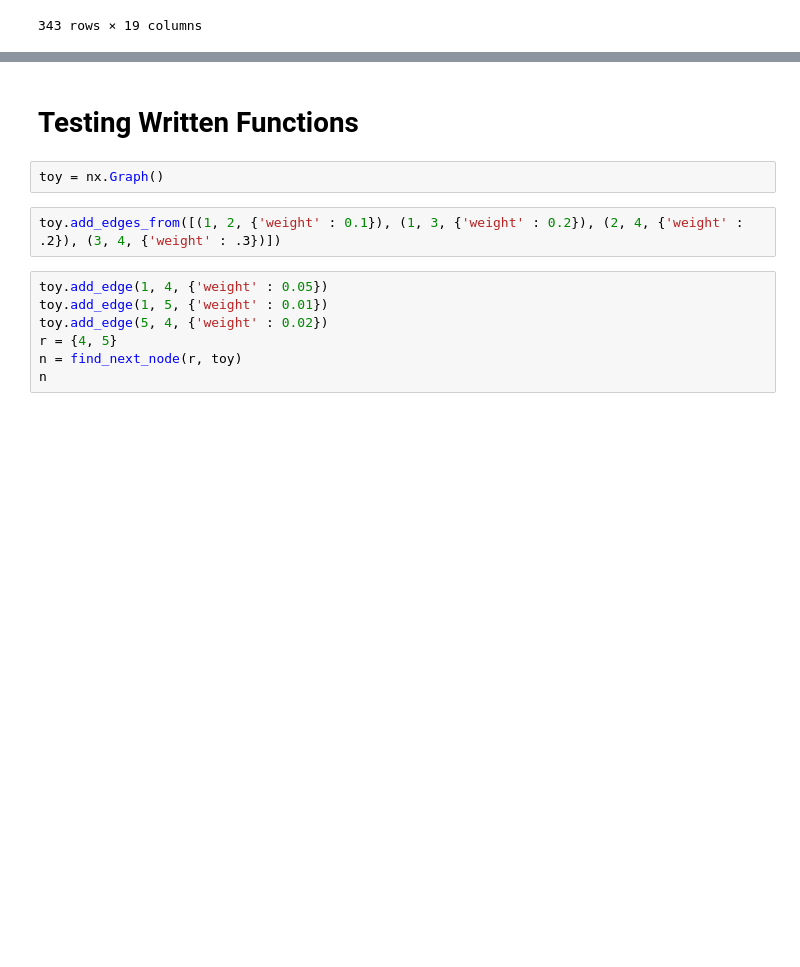
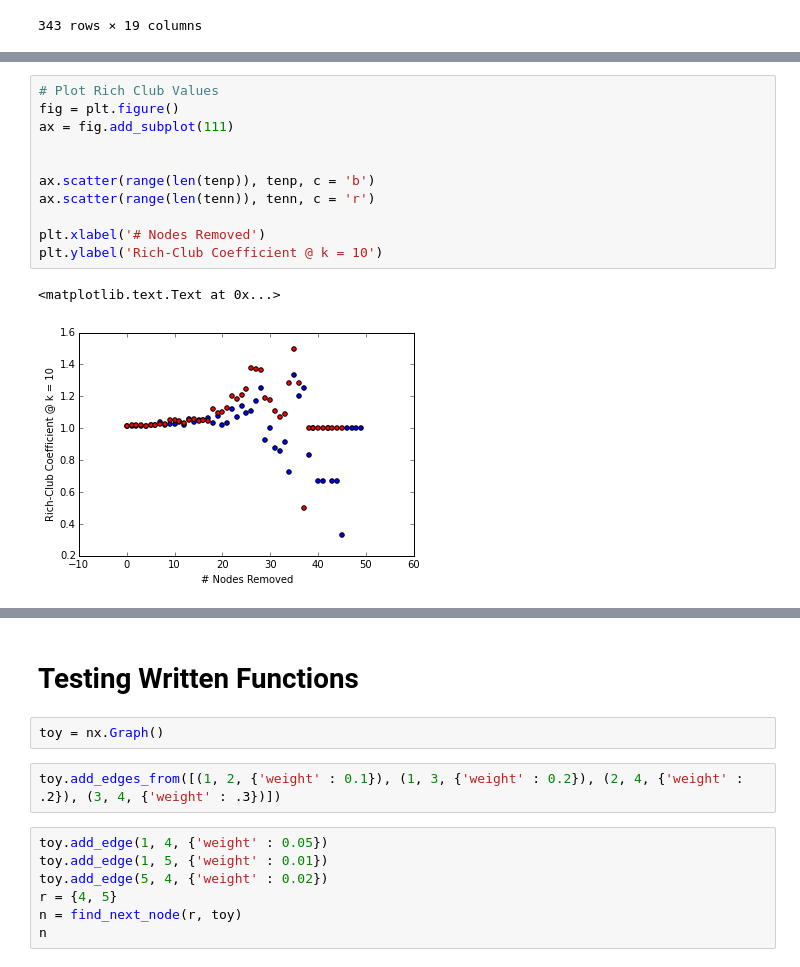
Before and after one commit to dinodigma/research, a Jupyter notebook: surf/lesion_simulation.ipynb, the cells around one changed output, grey strips where cells are left out. Drawn from its saved outputs; the diff is of its cells as text; blank space fills up the shorter version.

```diff
--- a/surf/lesion_simulation.ipynb
+++ b/surf/lesion_simulation.ipynb
@@ -472,0 +565,14 @@ subject_summary
+# %%
+# Plot Rich Club Values
+fig = plt.figure()
+ax = fig.add_subplot(111)
+
+
+ax.scatter(range(len(tenp)), tenp, c = 'b')
+ax.scatter(range(len(tenn)), tenn, c = 'r')
+
+plt.xlabel('# Nodes Removed')
+plt.ylabel('Rich-Club Coefficient @ k = 10')
+# %% [output]
+<matplotlib.text.Text at 0x...>
+[figure, added]
```
Also changed, not shown: parts of 10 cells of this notebook, 2 other files.
